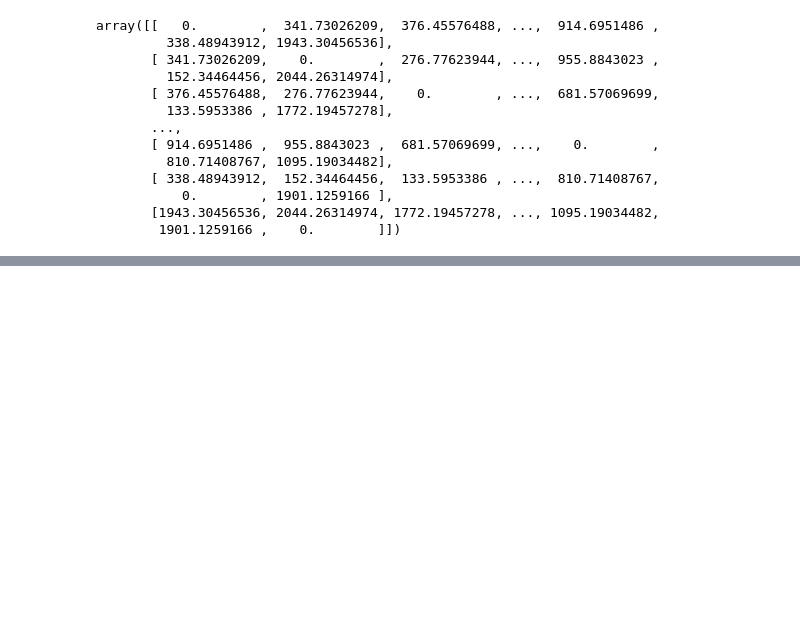
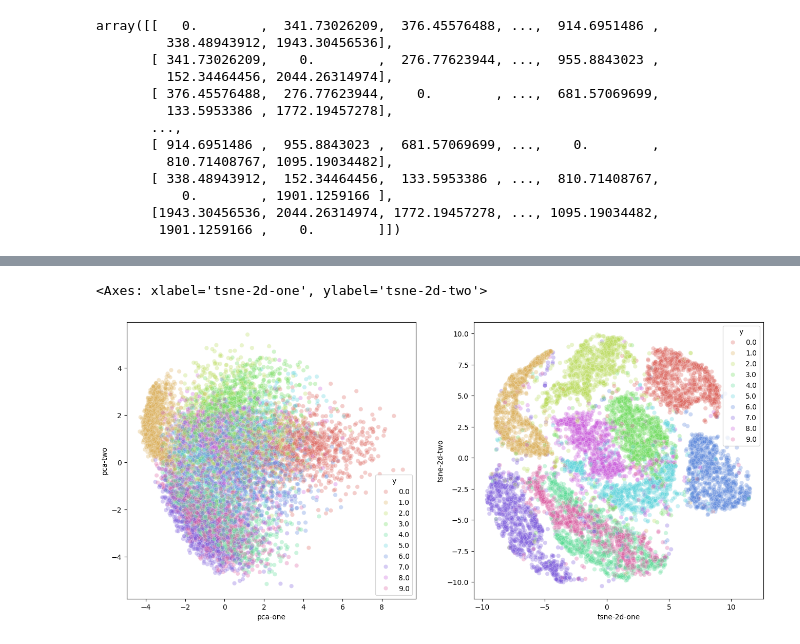
Before and after one commit to MariuszAKS/MachineLearning-JupyterNotebooks, a Jupyter notebook: DimensionReduction.ipynb, the cells around one changed output, grey strips where cells are left out. Drawn from its saved outputs; the diff is of its cells as text; code cells hidden in the pictures; blank space fills up the shorter version.

```diff
--- a/DimensionReduction.ipynb
+++ b/DimensionReduction.ipynb
@@ -144,0 +269,27 @@ array([[   0.        ,  341.73026209,  376.45576488, ...,  914.6951486 ,
+# %%
+plt.figure(figsize=(16,7))
+
+ax1 = plt.subplot(1, 2, 1)
+sns.scatterplot(
+    x="pca-one", y="pca-two",
+    hue="y",
+    palette=sns.color_palette("hls", 10),
+    data=df_subset,
+    legend="full",
+    alpha=0.3,
+    ax=ax1
+)
+
+ax2 = plt.subplot(1, 2, 2)
+sns.scatterplot(
+    x="tsne-2d-one", y="tsne-2d-two",
+    hue="y",
+    palette=sns.color_palette("hls", 10),
+    data=df_subset,
+    legend="full",
+    alpha=0.3,
+    ax=ax2
+)
+# %% [output]
+<Axes: xlabel='tsne-2d-one', ylabel='tsne-2d-two'>
+[figure, added]
```
Also changed, not shown: parts of 9 cells of this notebook.
